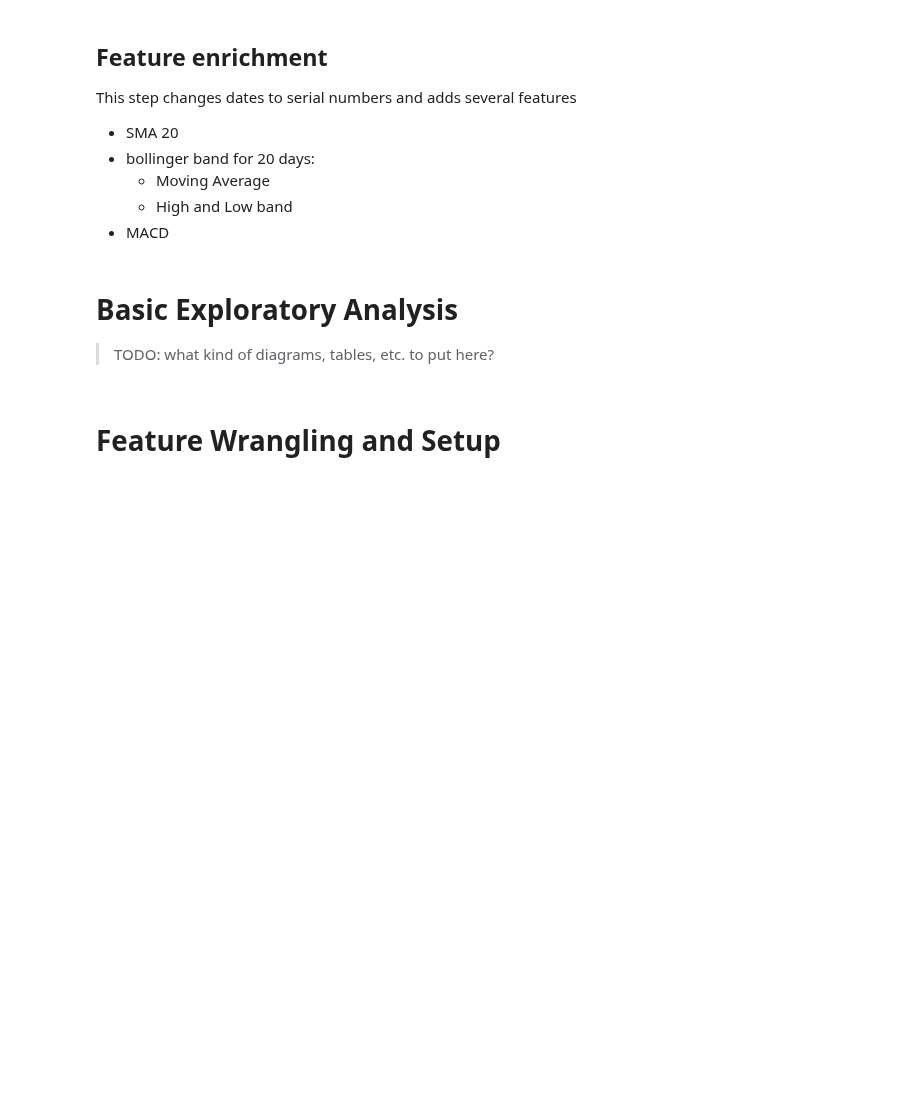
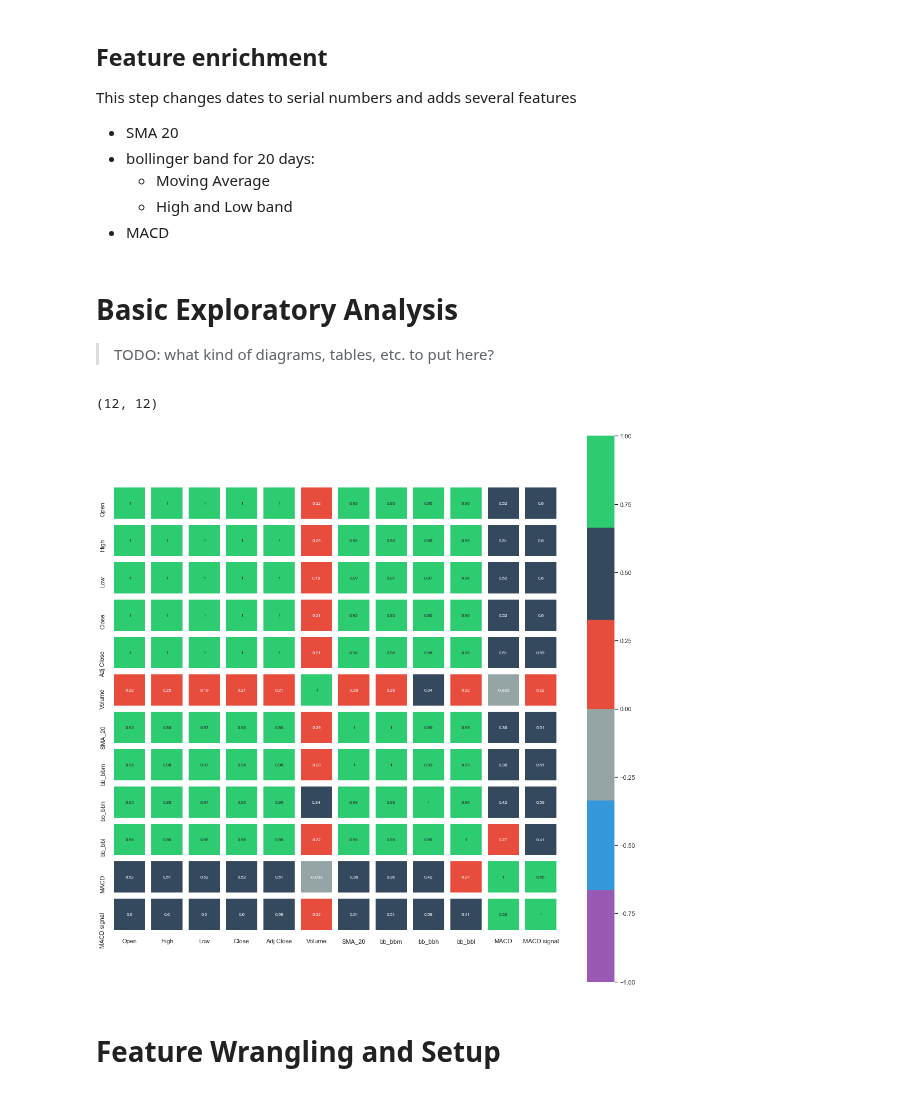
Before and after one commit to tedsmoore/njit-ml-project-spring-2020, a Jupyter notebook: notebooks/a-final-notebook.ipynb, the cells around one changed output. Saved outputs shown, nothing was run; the diff lists cells and outputs as text; code cells hidden in the pictures; blank space fills up the shorter version.

```diff
--- a/notebooks/a-final-notebook.ipynb
+++ b/notebooks/a-final-notebook.ipynb
@@ -173,6 +312,11 @@ _GSPC, _GSPC_dates = convert_data_add_features(file_target.format(local_data_pat
 # Basic Exploratory Analysis
 
 >TODO: what kind of diagrams, tables, etc. to put here?
+# %%
+corr_plot(MSFT)
+# %% [output]
+(12, 12)
+[figure, added]
 # %% [markdown]
 # Feature Wrangling and Setup
 # %% [markdown]
```
Also changed, not shown: parts of 1 cell of this notebook.
